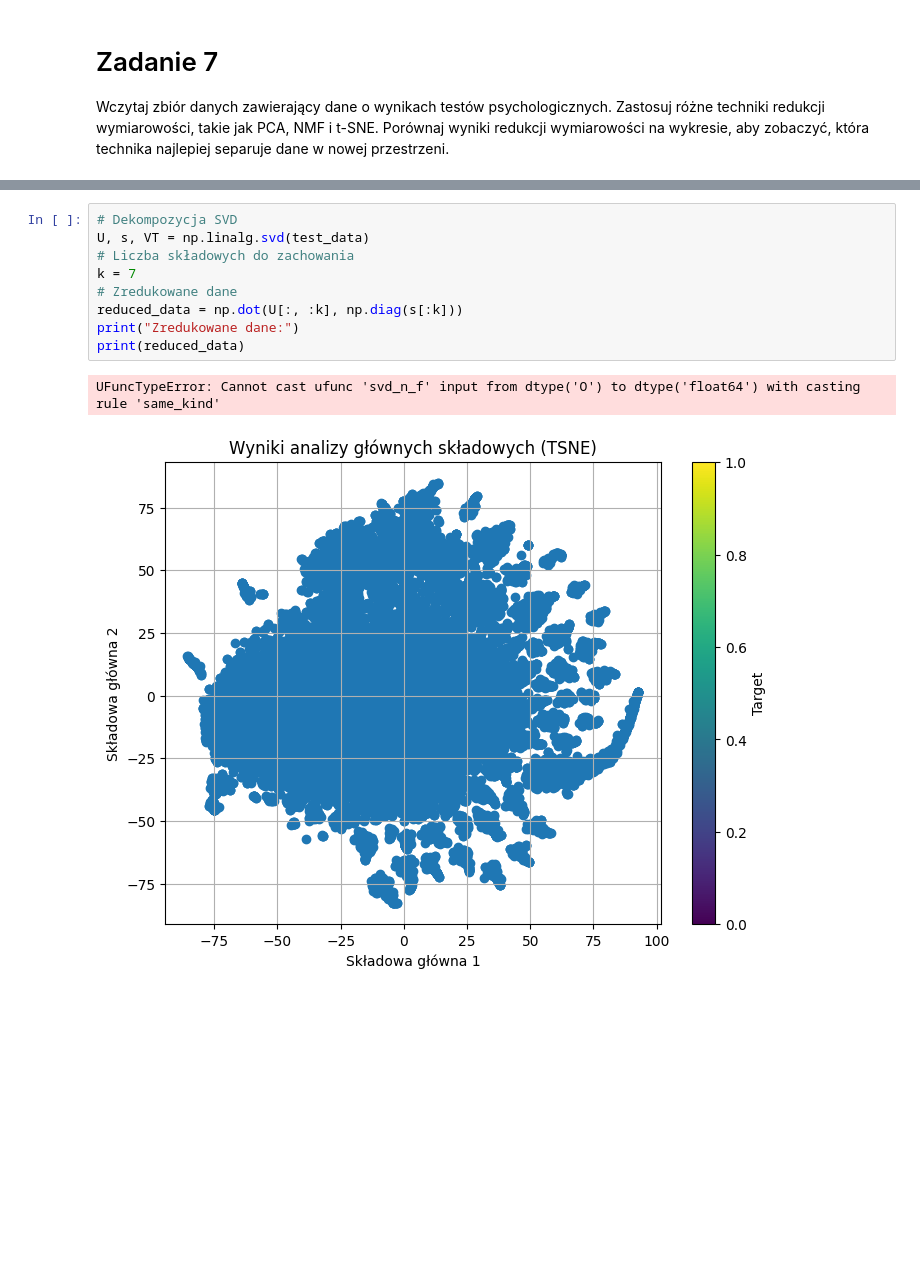
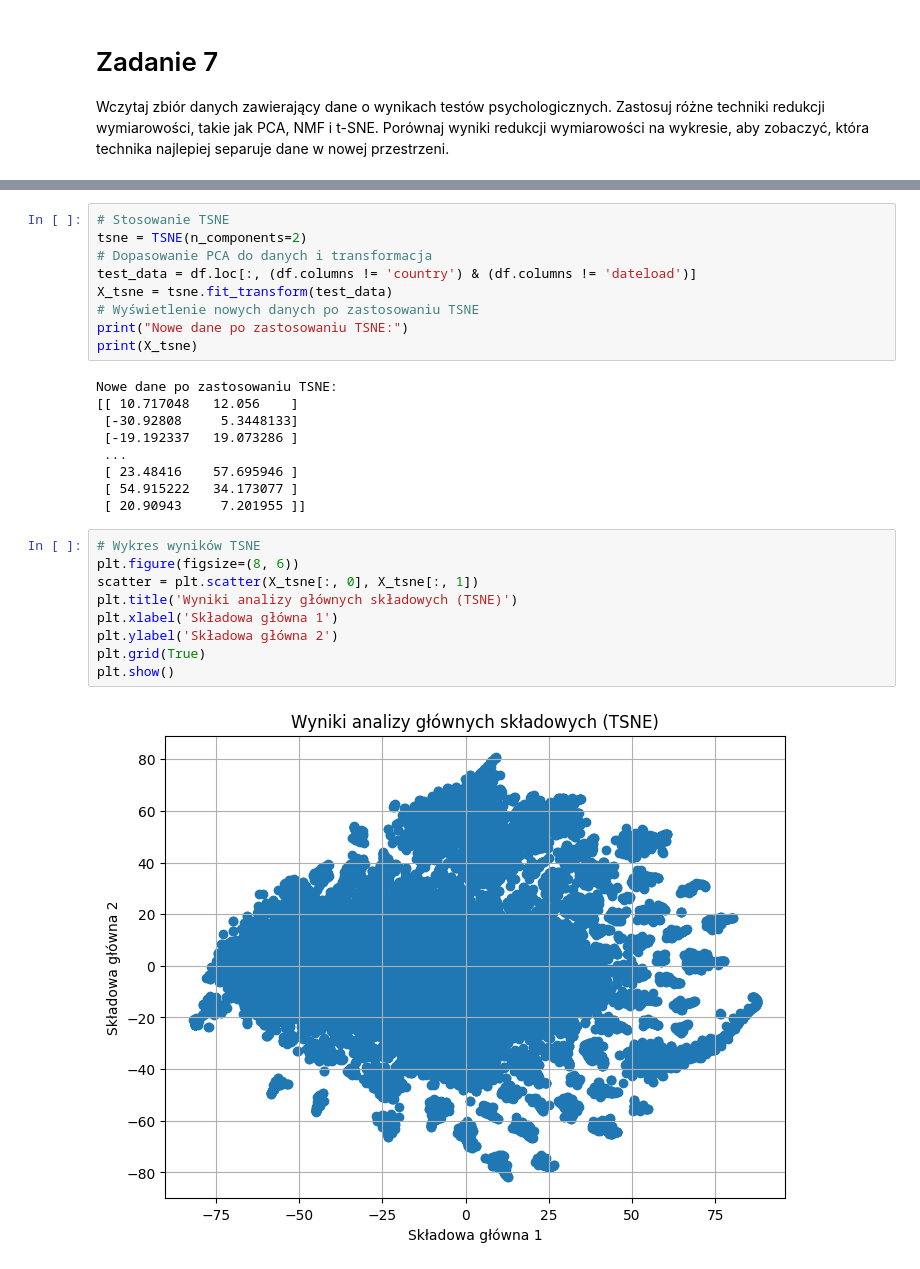
Before and after one commit to MrChazar/Methods_And_Tools_Of_Big_Data, a Jupyter notebook: LAB_6/exercises_6.ipynb, the cells around one changed output, grey strips where cells are left out. Cells and saved outputs as stored; diff of their text form; blank space fills up the shorter version.

```diff
--- a/LAB_6/exercises_6.ipynb
+++ b/LAB_6/exercises_6.ipynb
@@ -75,14 +75,29 @@ plt.show()
 # %%
-# Dekompozycja SVD
-U, s, VT = np.linalg.svd(test_data)
-# Liczba składowych do zachowania
-k = 7
-# Zredukowane dane
-reduced_data = np.dot(U[:, :k], np.diag(s[:k]))
-print("Zredukowane dane:")
-print(reduced_data)
+# Stosowanie TSNE
+tsne = TSNE(n_components=2)
+# Dopasowanie PCA do danych i transformacja
+test_data = df.loc[:, (df.columns != 'country') & (df.columns != 'dateload')]
+X_tsne = tsne.fit_transform(test_data)
+# Wyświetlenie nowych danych po zastosowaniu TSNE
+print("Nowe dane po zastosowaniu TSNE:")
+print(X_tsne)
 # %% [output]
-UFuncTypeError: Cannot cast ufunc 'svd_n_f' input from dtype('O') to dtype('float64') with casting rule 'same_kind'
+Nowe dane po zastosowaniu TSNE:
+[[ 10.717048   12.056    ]
+ [-30.92808     5.3448133]
+ [-19.192337   19.073286 ]
+ ...
+ [ 23.48416    57.695946 ]
+ [ 54.915222   34.173077 ]
+ [ 20.90943     7.201955 ]]
 # %%
+# Wykres wyników TSNE
+plt.figure(figsize=(8, 6))
+scatter = plt.scatter(X_tsne[:, 0], X_tsne[:, 1])
+plt.title('Wyniki analizy głównych składowych (TSNE)')
+plt.xlabel('Składowa główna 1')
+plt.ylabel('Składowa główna 2')
+plt.grid(True)
+plt.show()
 # %% [output]
-[figure, old version]
+[figure, new version]
```
Also changed, not shown: parts of 7 cells of this notebook, 3 other files.
